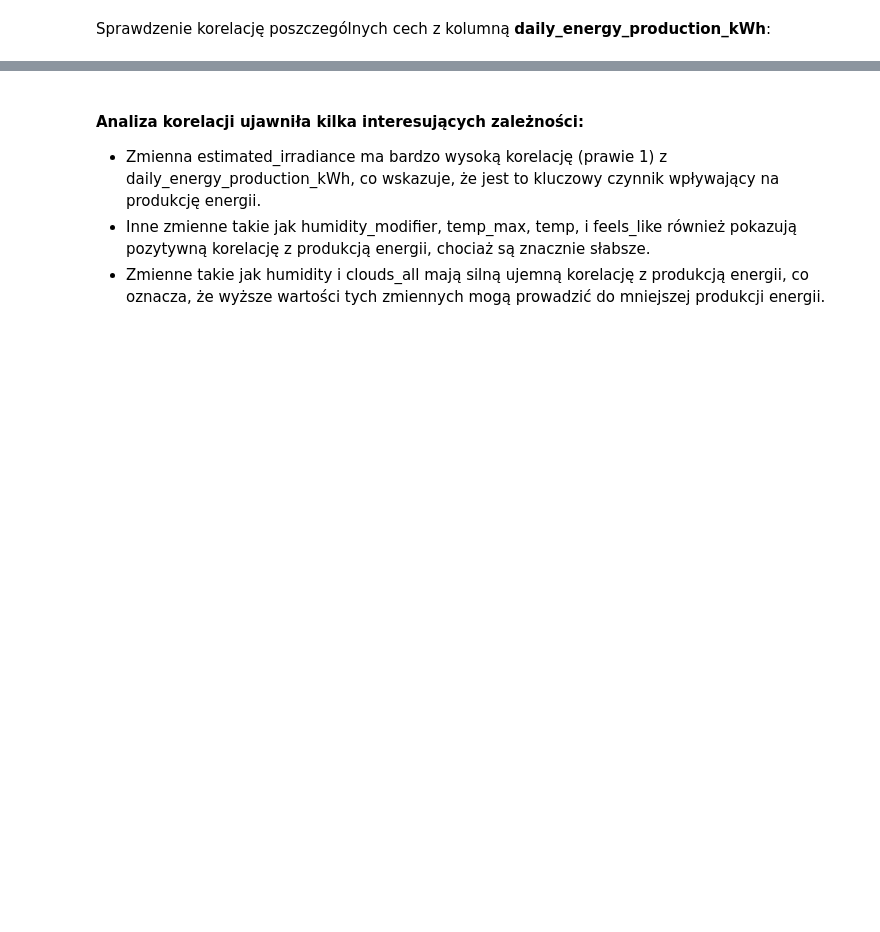
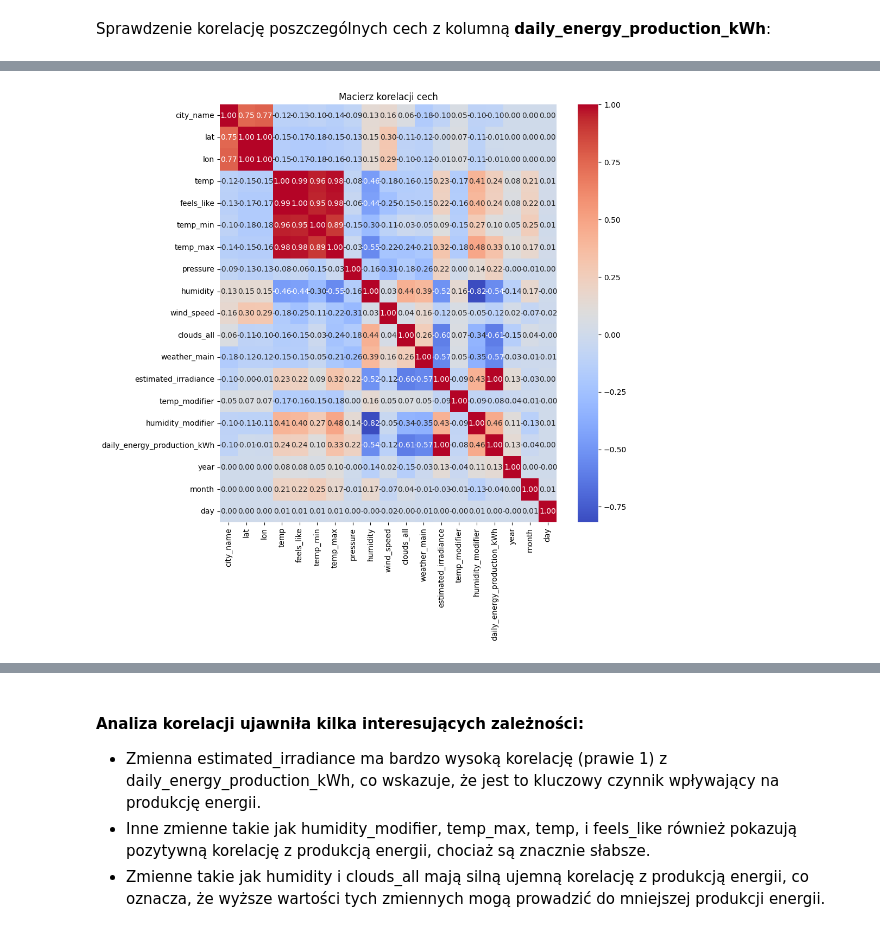
Before and after one commit to BartoszRP/MERITO_ML_Projekt_Fotowoltaika_2024, a Jupyter notebook: 4. ML_Models/10_pobieranie_i_przygotowanie_danych_do_modelowania.ipynb, the cells around one changed output, grey strips where cells are left out. Saved outputs shown, nothing was run; the diff lists cells and outputs as text; code cells hidden in the pictures; blank space fills up the shorter version.

```diff
--- a/4. ML_Models/10_pobieranie_i_przygotowanie_danych_do_modelowania.ipynb
+++ b/4. ML_Models/10_pobieranie_i_przygotowanie_danych_do_modelowania.ipynb
@@ -84,3 +103,25 @@ memory usage: 7.5+ MB
 #### 2. Analiza korelacji cech
 # %% [markdown]
 Sprawdzenie korelację poszczególnych cech z kolumną **daily_energy_production_kWh**:
+# %%
+#Usuwanie kolumny Unnamed: 0:
+data = data.drop(columns=['Unnamed: 0'])
+# %%
+#Konwersja daty na numeryczne składniki:
+data['year'] = pd.to_datetime(data['date']).dt.year
+data['month'] = pd.to_datetime(data['date']).dt.month
+data['day'] = pd.to_datetime(data['date']).dt.day
+data = data.drop(columns=['date'])
+# %%
+#Przekształcenie kolumny city_name:
+from sklearn.preprocessing import LabelEncoder
+
+encoder = LabelEncoder()
+data['city_name'] = encoder.fit_transform(data['city_name'])
+# %%
+#Przekształcanie kolumny weather_main
+from sklearn.preprocessing import LabelEncoder
+
+# Przekształcenie kolumny weather_main
+encoder = LabelEncoder()
+data['weather_main'] = encoder.fit_transform(data['weather_main'])
@@ -87 +158,15 @@ Sprawdzenie korelację poszczególnych cech z kolumną **daily_energy_production
+# %%
+import seaborn as sns
+import matplotlib.pyplot as plt
+
+# Obliczenie macierzy korelacji
+correlation_matrix = data.corr()
+
+# Wizualizacja macierzy korelacji
+plt.figure(figsize=(10, 10))
+sns.heatmap(correlation_matrix, annot=True, cmap='coolwarm', fmt=".2f")
+plt.title('Macierz korelacji cech')
+plt.show()
+# %% [output]
+[figure, added]
 # %%
```
Also changed, not shown: parts of 69 cells of this notebook, 2 other files.
